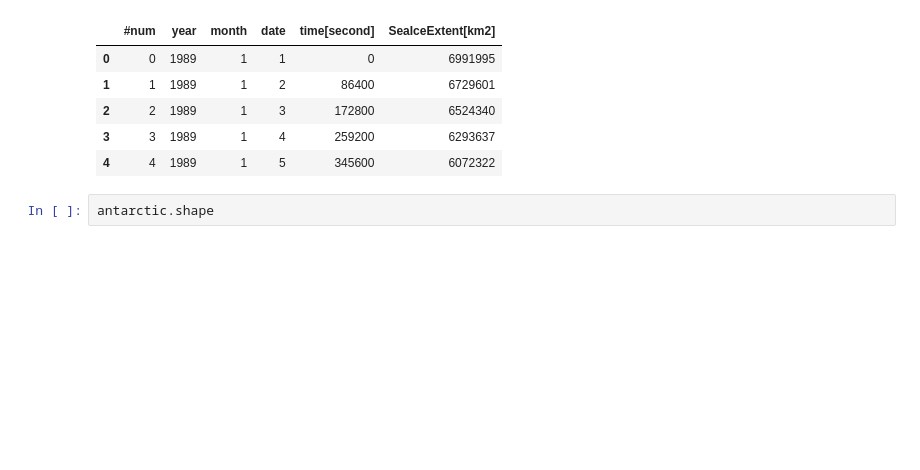
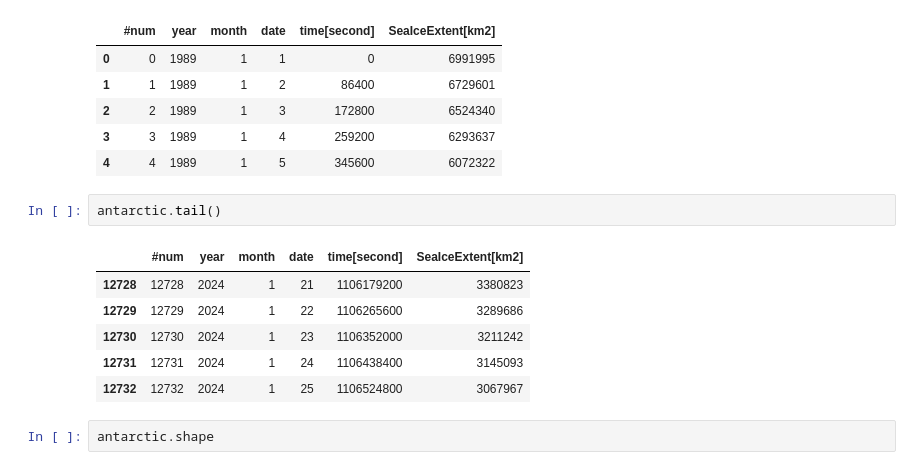
Before and after one commit to dilancroos/ice_extent, a Jupyter notebook: sea_ice.ipynb, the cells around one changed output. Saved outputs shown, nothing was run; the diff lists cells and outputs as text; blank space fills up the shorter version.

```diff
--- a/sea_ice.ipynb
+++ b/sea_ice.ipynb
@@ -15,6 +15,15 @@ antarctic.head()
 | 2 | 2 | 1989 | 1 | 3 | 172800 | 6524340 |
 | 3 | 3 | 1989 | 1 | 4 | 259200 | 6293637 |
 | 4 | 4 | 1989 | 1 | 5 | 345600 | 6072322 |
+# %%
+antarctic.tail()
+# %% [output]
+|  | #num | year | month | date | time[second] | SeaIceExtent[km2] |
+| 12728 | 12728 | 2024 | 1 | 21 | 1106179200 | 3380823 |
+| 12729 | 12729 | 2024 | 1 | 22 | 1106265600 | 3289686 |
+| 12730 | 12730 | 2024 | 1 | 23 | 1106352000 | 3211242 |
+| 12731 | 12731 | 2024 | 1 | 24 | 1106438400 | 3145093 |
+| 12732 | 12732 | 2024 | 1 | 25 | 1106524800 | 3067967 |
 # %%
 antarctic.shape
 # %% [output]
```
Also changed, not shown: parts of 3 cells of this notebook, 8 other files.
